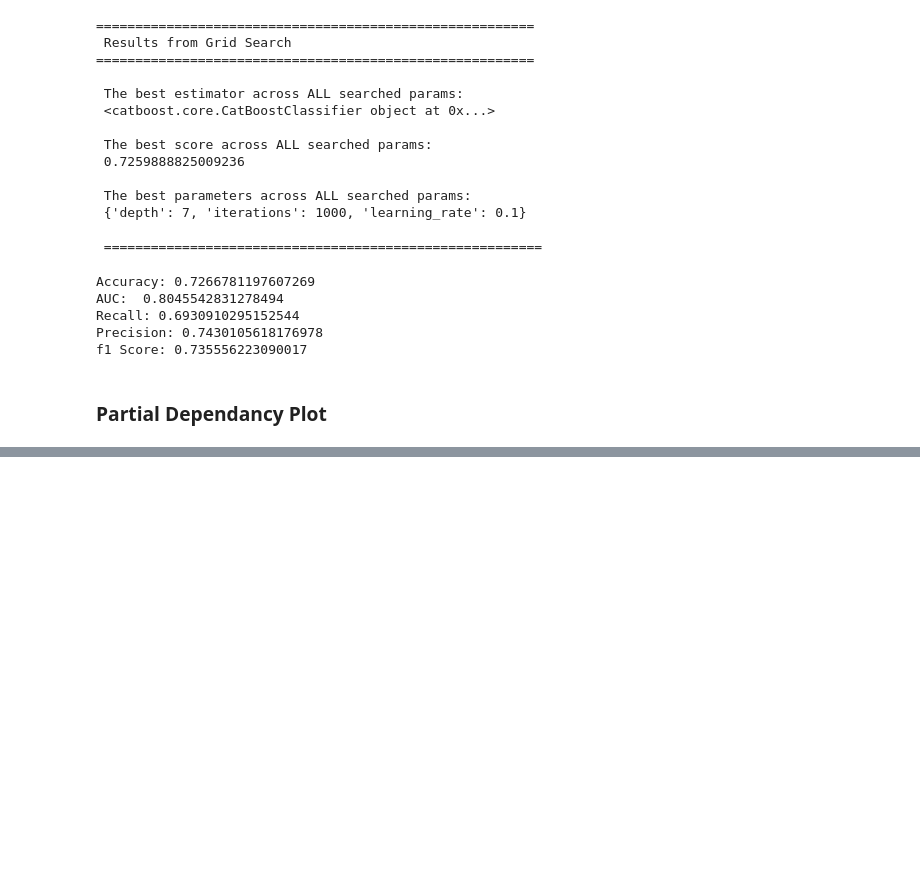
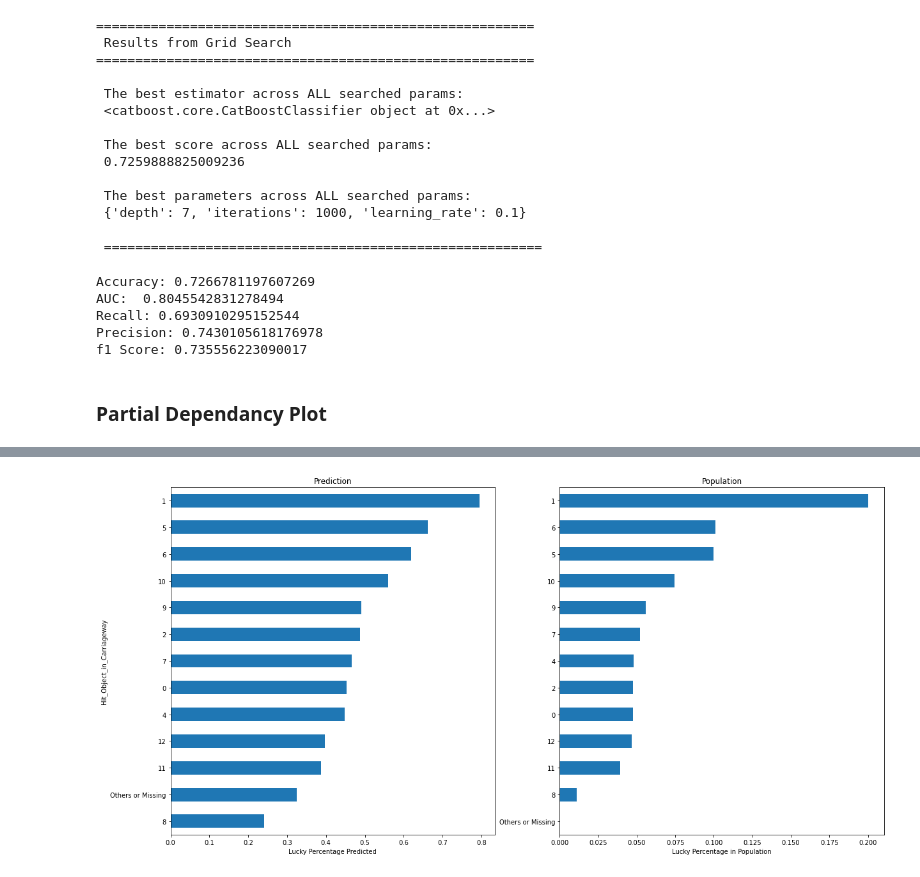
Before and after one commit to ChenTaHung/Business-Data-Analytics, a Jupyter notebook: Business_Data_Analytics_Model_Training.ipynb, the cells around one changed output, grey strips where cells are left out. Saved outputs shown, nothing was run; the diff lists cells and outputs as text; code cells hidden in the pictures; blank space fills up the shorter version.

```diff
--- a/Business_Data_Analytics_Model_Training.ipynb
+++ b/Business_Data_Analytics_Model_Training.ipynb
@@ -402,0 +446,39 @@ f1 Score: 0.735556223090017
+# %%
+# Merge TrainX Sample and Output Prob
+PDP_Plot_Data = pd.concat([PDP_catestX,PDP_catboost_res_DF], axis = 1)
+# %%
+# Partial Dependancy Plot
+def PDP_Plot(*arg) :
+  l = [x for x in arg]
+  if len(l) == 1:
+    PDP_Plot_Data.groupby(l)["Lucky"].mean().sort_values().plot.barh()
+    plt.xlabel("Lucky Percentage Predicted")
+    plt.title("Prediction")
+  else :
+    PDP_Plot_Data.groupby(l)["Lucky"].mean().unstack().plot.barh(figsize=(15,15))
+    plt.legend(loc = "best")
+    plt.xlabel("Lucky Probability Predicted")
+    plt.title("Prediction")
+# %%
+# Population Lucky Percentage by group plot
+def LuckyPCT(var) :
+    Df = Data_dropna.groupby([var])["LuckyOrNot"].value_counts().unstack().assign(Lucky_pct = lambda x : x.Lucky / (x.Lucky + x.UnLucky))
+    Df1 = Df.sort_values(by = "Lucky_pct", ascending = False)
+    Df1["Lucky_pct"].sort_values(na_position = "first").plot.barh()
+    plt.xlabel("Lucky Percentage in Population")
+    plt.ylabel("")
+    plt.title("Population")
+# %%
+# Compare
+def PDP_Population_Compare_Plot(var) :
+  plt.figure(figsize=(20,10))
+  plt.subplot(121)
+  PDP_Plot(var)  # Partial Dependance
+
+  plt.subplot(122)
+  LuckyPCT(var)  # Population Data Lusky Proportion
+  plt.show()
+# %%
+PDP_Population_Compare_Plot("Hit_Object_in_Carriageway")
+# %% [output]
+[figure, added]
```
Also changed, not shown: parts of 31 cells of this notebook.
